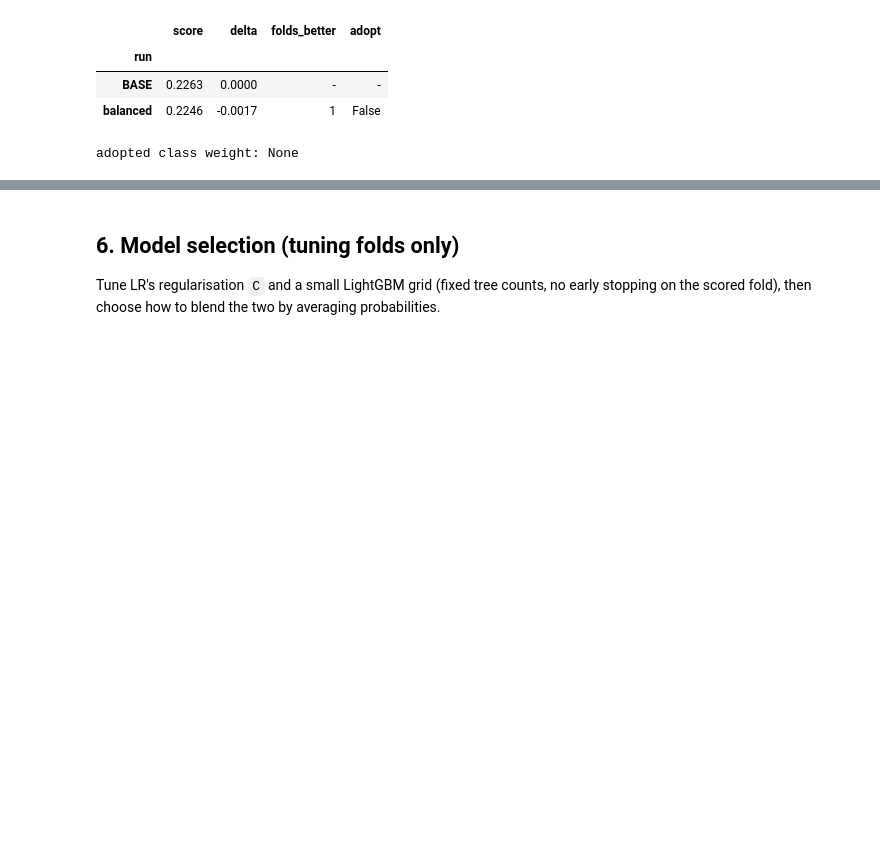
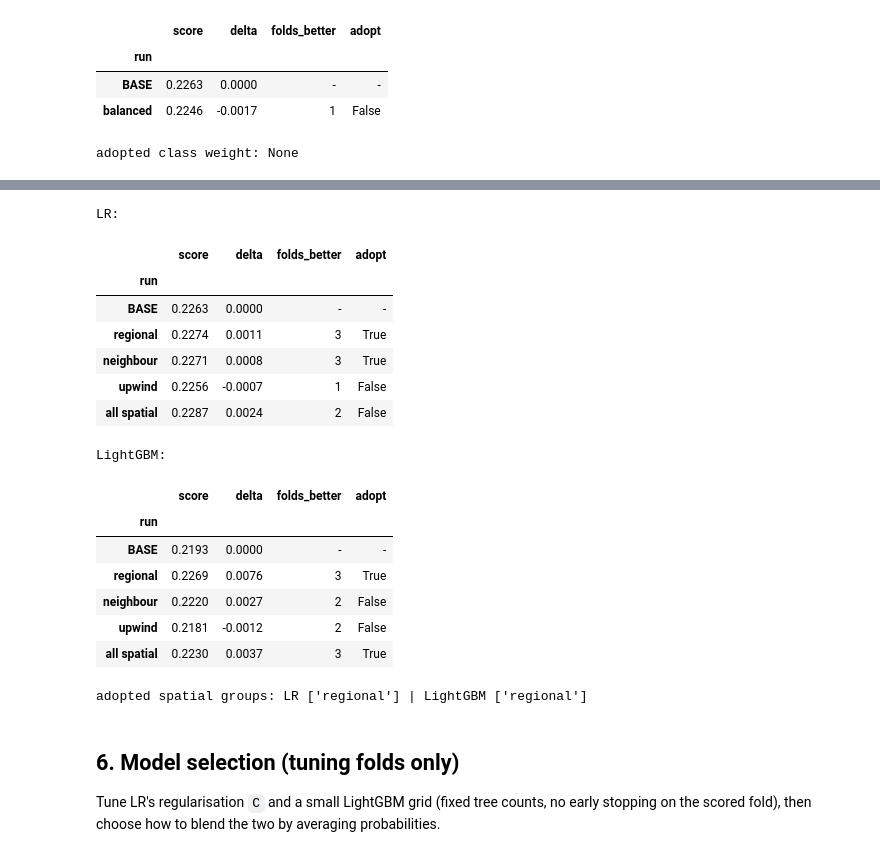
Before and after one commit to aaryan-bahri/iml-midsem-project, a Jupyter notebook: rainfall.ipynb, the cells around one changed output, grey strips where cells are left out. Drawn from its saved outputs; the diff is of its cells as text; code cells hidden in the pictures; blank space fills up the shorter version.

```diff
--- a/rainfall.ipynb
+++ b/rainfall.ipynb
@@ -385,3 +432,42 @@ adopted class weight: None
+# %%
+
+FS_BASE = list(FS)                                                 # feature set entering E6
+SPAT = {"regional": ["regional"], "neighbour": ["neighbour"], "upwind": ["upwind"], "all spatial": ["regional", "neighbour", "upwind"]}
+lg_default = dict(n_estimators=300, num_leaves=15, min_child_samples=100)
+
+lr_cur = run(sk(LR(cw=CW), fm(FS_BASE, Gtr), DECAY))[0]
+lg_cur = run(lgbm(fm(FS_BASE, Gtr), DECAY, **lg_default))[0]
+lr_runs = {k: run(sk(LR(cw=CW), fm(FS_BASE + v, Gtr), DECAY))[0] for k, v in SPAT.items()}
+lg_runs = {k: run(lgbm(fm(FS_BASE + v, Gtr), DECAY, **lg_default))[0] for k, v in SPAT.items()}
+e6_lr, e6_lg = compare(lr_cur, lr_runs), compare(lg_cur, lg_runs)
+print("LR:"); display(e6_lr); print("LightGBM:"); display(e6_lg)
+for k in SPAT:
+    log("dev", "E6 spatial features", f"LR + {k}", lr_runs[k]); log("dev", "E6 spatial features", f"LightGBM + {k}", lg_runs[k])
+
+def best_spatial(tab):                                             # best variant that passes the adoption rule, else none
+    ok = tab[tab.adopt == True]
+    return SPAT[ok.score.idxmax()] if len(ok) else []
+SP_LR, SP_LG = best_spatial(e6_lr), best_spatial(e6_lg)
+FS, LGB_FS = FS_BASE + SP_LR, FS_BASE + SP_LG                      # each model keeps its own adopted spatial groups
+print("adopted spatial groups: LR", SP_LR, "| LightGBM", SP_LG)
+# %% [output]
+LR:
+|  | score | delta | folds_better | adopt |
+| run |  |  |  |  |
+| BASE | 0.2263 | 0.0000 | - | - |
+| regional | 0.2274 | 0.0011 | 3 | True |
+| neighbour | 0.2271 | 0.0008 | 3 | True |
+| upwind | 0.2256 | -0.0007 | 1 | False |
+| all spatial | 0.2287 | 0.0024 | 2 | False |
+LightGBM:
+|  | score | delta | folds_better | adopt |
+| run |  |  |  |  |
+| BASE | 0.2193 | 0.0000 | - | - |
+| regional | 0.2269 | 0.0076 | 3 | True |
+| neighbour | 0.2220 | 0.0027 | 2 | False |
+| upwind | 0.2181 | -0.0012 | 2 | False |
+| all spatial | 0.2230 | 0.0037 | 3 | True |
+adopted spatial groups: LR ['regional'] | LightGBM ['regional']
 # %% [markdown]
 ## 6. Model selection (tuning folds only)
 Tune LR's regularisation `C` and a small LightGBM grid (fixed tree counts, no early stopping on the scored fold), then choose how to blend the two by averaging probabilities.
```
Also changed, not shown: parts of 10 cells of this notebook, 3 other files.
